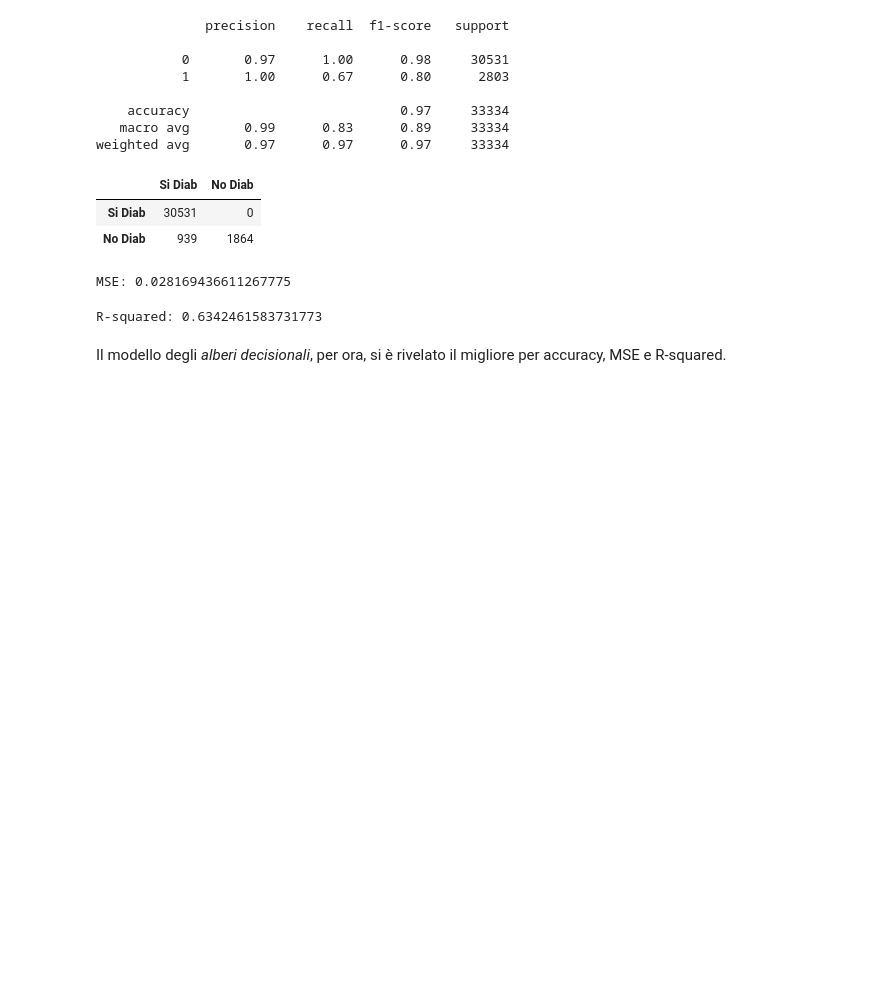
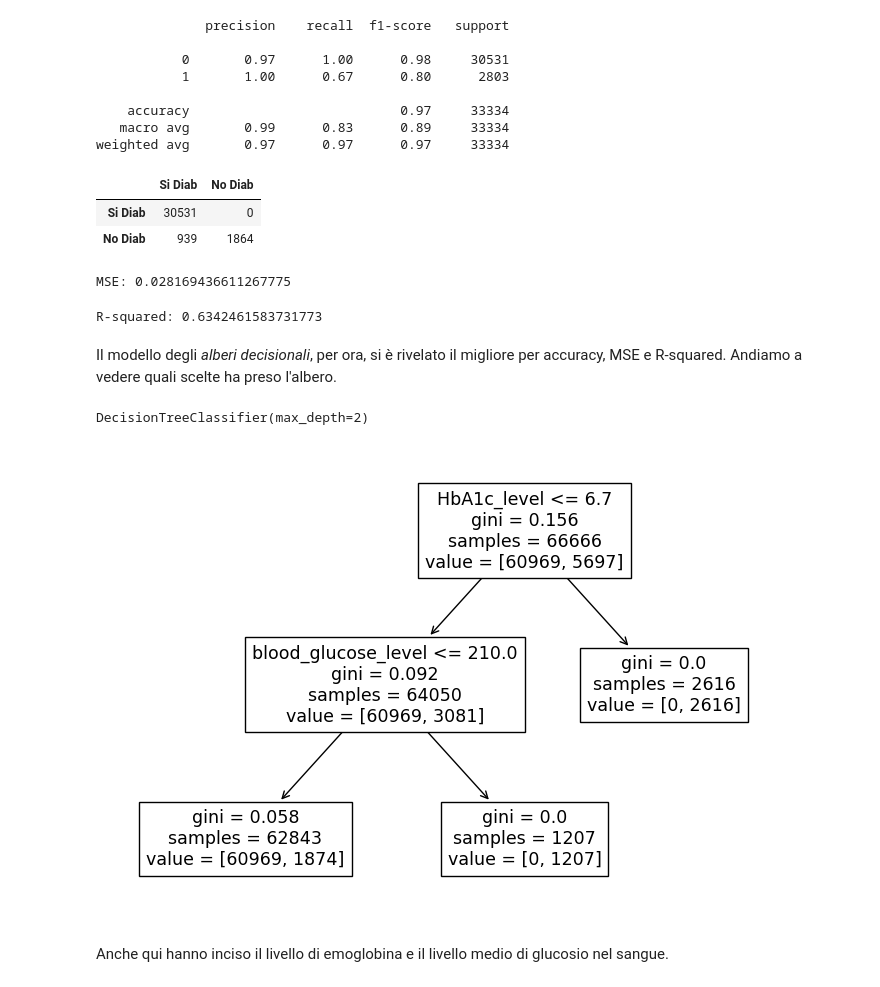
Before and after one commit to LorenzoRigoni/DIA24-Diabetes-Prediction, a Jupyter notebook: Diabetes_prediction.ipynb, the cells around one changed output. Saved outputs shown, nothing was run; the diff lists cells and outputs as text; code cells hidden in the pictures; blank space fills up the shorter version.

Commit message:
Added rappresentation of decisional tree on plot

```diff
--- a/Diabetes_prediction.ipynb
+++ b/Diabetes_prediction.ipynb
@@ -447,4 +447,19 @@ print("R-squared:", r2_score(y_val, y_pred))
 # %% [output]
 R-squared: 0.6342461583731773
 # %% [markdown]
-Il modello degli _alberi decisionali_, per ora, si è rivelato il migliore per accuracy, MSE e R-squared.
+Il modello degli _alberi decisionali_, per ora, si è rivelato il migliore per accuracy, MSE e R-squared. Andiamo a vedere quali scelte ha preso l'albero.
+# %%
+tree_model = DecisionTreeClassifier(max_depth=2)
+
+tree_model.fit(X_train, y_train)
+# %% [output]
+DecisionTreeClassifier(max_depth=2)
+# %%
+from sklearn.tree import plot_tree
+
+plt.figure(figsize=(9, 6))
+plot_tree(tree_model, feature_names=X_train.columns.to_list());
+# %% [output]
+[figure, added]
+# %% [markdown]
+Anche qui hanno inciso il livello di emoglobina e il livello medio di glucosio nel sangue.
```
